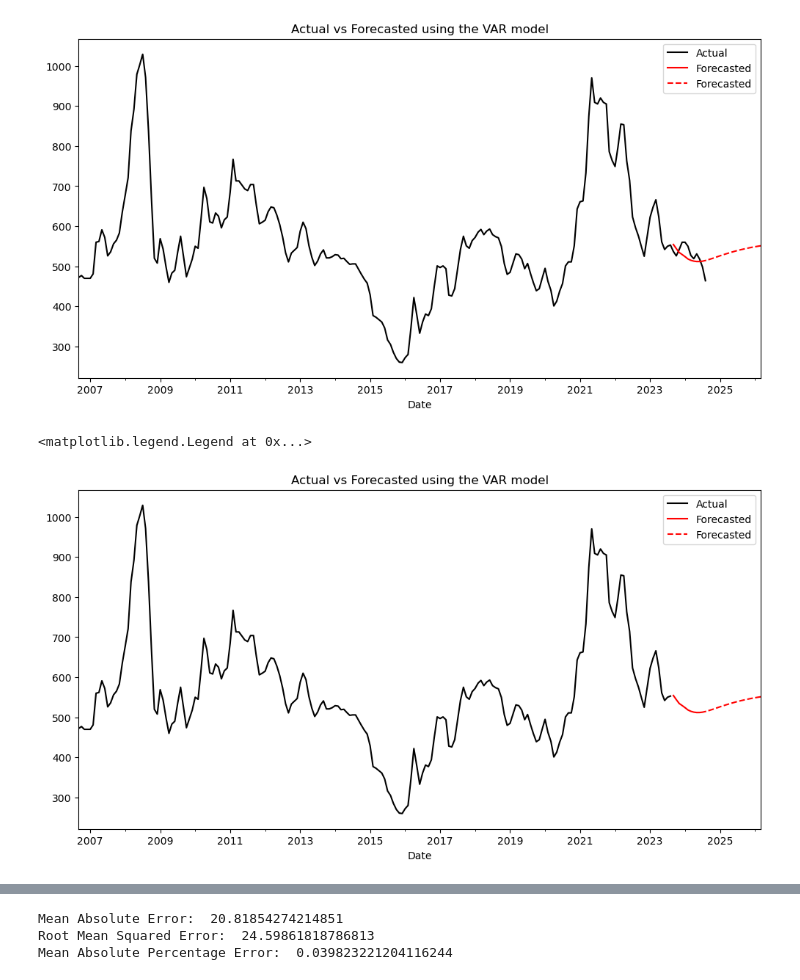
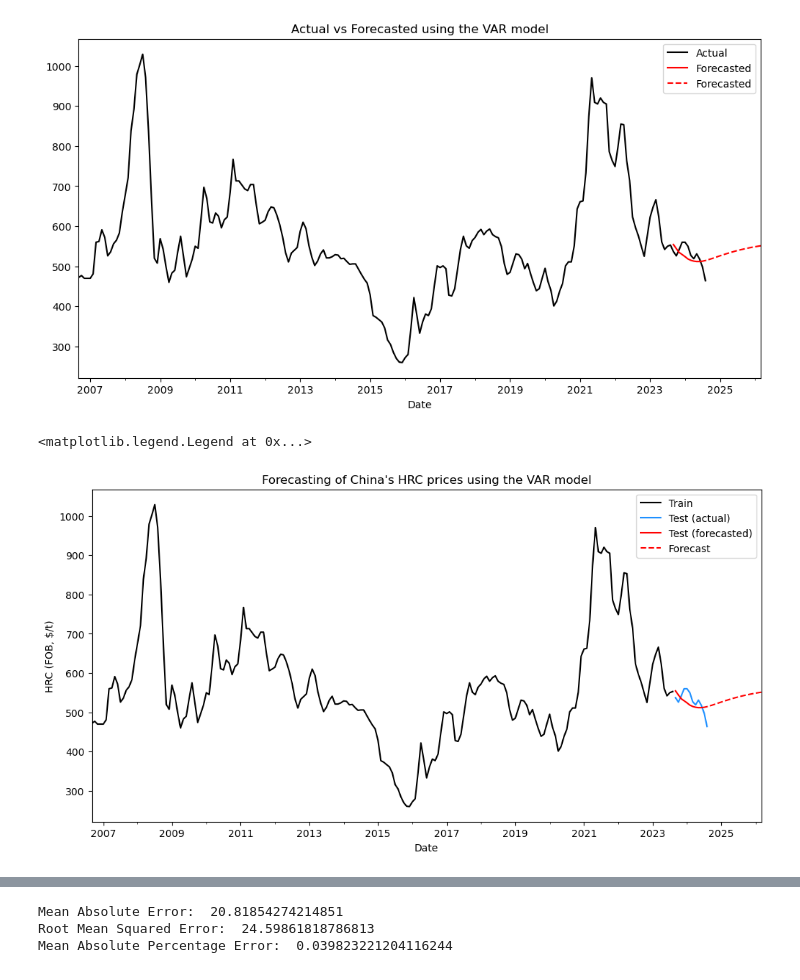
Before and after one commit to nguyenhpnguyen/BT4103-Business-Analytics-Capstone-Project, a Jupyter notebook: notebook/var.ipynb, the cells around one changed output, grey strips where cells are left out. Drawn from its saved outputs; the diff is of its cells as text; code cells hidden in the pictures.

Commit message:
Updated var model with the actual forecast period

```diff
--- a/notebook/var.ipynb
+++ b/notebook/var.ipynb
@@ -432,13 +433,16 @@ ax.legend()
 # %%
 # Compare forecasted with actual results
 fig, ax = plt.subplots(figsize=(12, 6))
 
-final_df_train['HRC \n(FOB, $/t)'].plot(color='k', label='Actual')
-df_forecast1['HRC \n(FOB, $/t)_f'].plot(color='r', label='Forecasted')
-df_forecast2['HRC \n(FOB, $/t)_f'].plot(color='r', linestyle ='dashed', label='Forecasted')
+final_df_train['HRC \n(FOB, $/t)'].plot(color='k', label='Train')
+final_df_test['HRC \n(FOB, $/t)'].plot(color='dodgerblue', label='Test (actual)')
+df_forecast1['HRC \n(FOB, $/t)_f'].plot(color='r', label='Test (forecasted)')
+df_forecast2['HRC \n(FOB, $/t)_f'].plot(color='r', linestyle ='dashed', label='Forecast')
 
-plt.title('Actual vs Forecasted using the VAR model')
+plt.title("Forecasting of China's HRC prices using the VAR model")
+plt.ylabel("HRC (FOB, $/t)")
+plt.xlabel("Date")
 ax.legend()
 # %% [output]
 <matplotlib.legend.Legend at 0x...>
-[figure, old version]
+[figure, new version]
```
Also changed, not shown: parts of 10 cells of this notebook.
